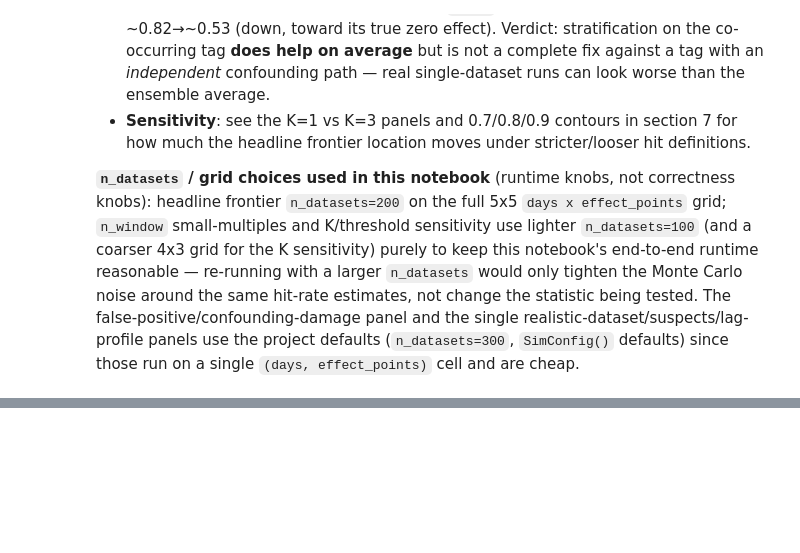
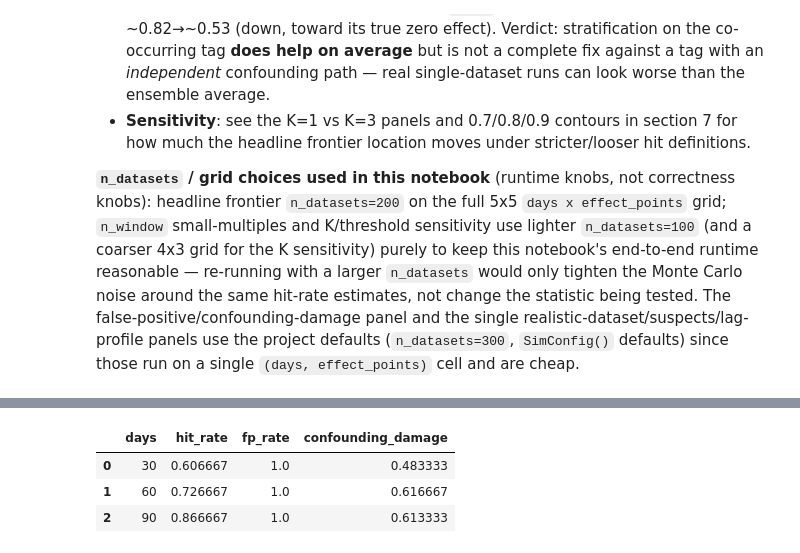
Before and after one commit to mgballou/suivre-insights-poc, a Jupyter notebook: notebooks/01_lag_lift_spike.ipynb, the cells around one changed output, grey strips where cells are left out. Saved outputs shown, nothing was run; the diff lists cells and outputs as text; code cells hidden in the pictures; blank space fills up the shorter version.

```diff
--- a/notebooks/01_lag_lift_spike.ipynb
+++ b/notebooks/01_lag_lift_spike.ipynb
@@ -529,0 +556,15 @@ realistic-dataset/suspects/lag-profile panels use the project defaults (`n_datas
+# %%
+
+DAYS_SHORT = [30, 60, 90]
+thirty_day_rows = []
+for d in DAYS_SHORT:
+    cfg = replace(SimConfig(), days=d)
+    m = cell_metrics(cfg, n_datasets=N_DATASETS_DEEPDIVE)
+    thirty_day_rows.append({"days": d, **m})
+thirty_day = pd.DataFrame(thirty_day_rows)
+thirty_day
+# %% [output]
+|  | days | hit_rate | fp_rate | confounding_damage |
+| 0 | 30 | 0.606667 | 1.0 | 0.483333 |
+| 1 | 60 | 0.726667 | 1.0 | 0.616667 |
+| 2 | 90 | 0.866667 | 1.0 | 0.613333 |
```
Also changed, not shown: parts of 15 cells of this notebook, 3 other files.
